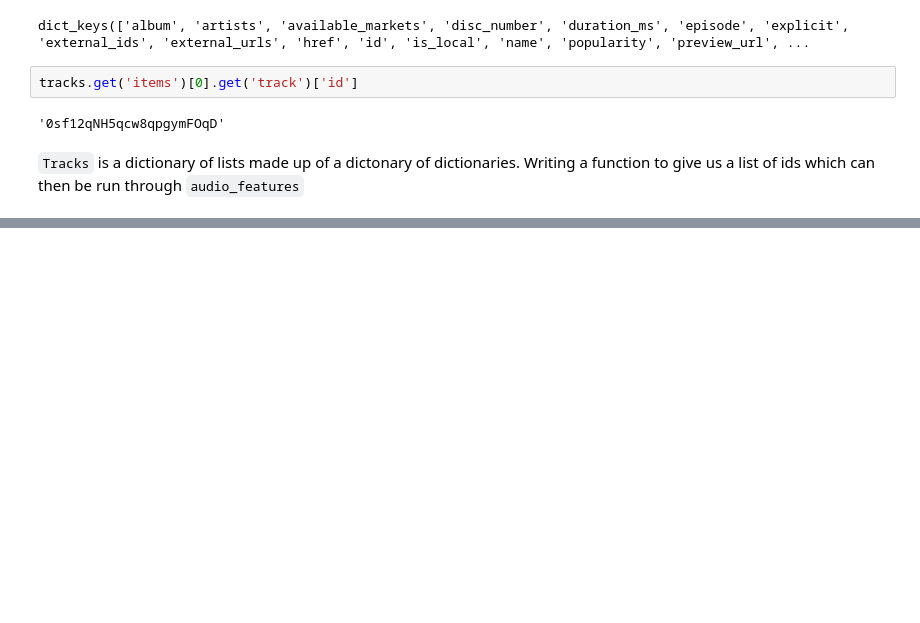
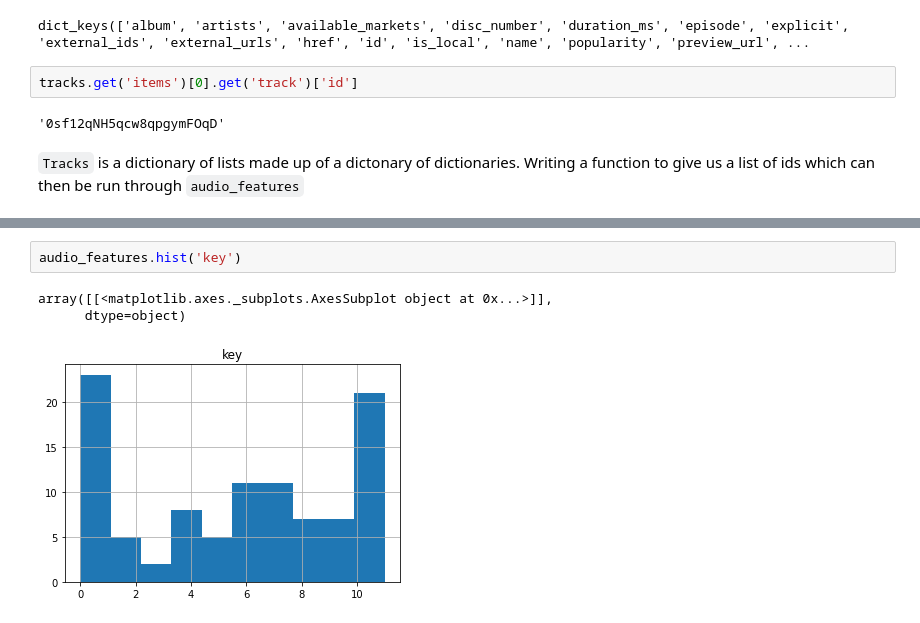
Before and after one commit to zylstraa/capstone, a Jupyter notebook: notebooks/billboard_EDA.ipynb, the cells around one changed output, grey strips where cells are left out. Drawn from its saved outputs; the diff is of its cells as text; blank space fills up the shorter version.

```diff
--- a/notebooks/billboard_EDA.ipynb
+++ b/notebooks/billboard_EDA.ipynb
@@ -145,0 +163,6 @@ Expected id of type track but found type 1WBljFutuk7uLQtfqfmjWV https://api.spot
+# %%
+audio_features.hist('key')
+# %% [output]
+array([[<matplotlib.axes._subplots.AxesSubplot object at 0x...>]],
+      dtype=object)
+[figure, added]
```
Also changed, not shown: parts of 9 cells of this notebook.
